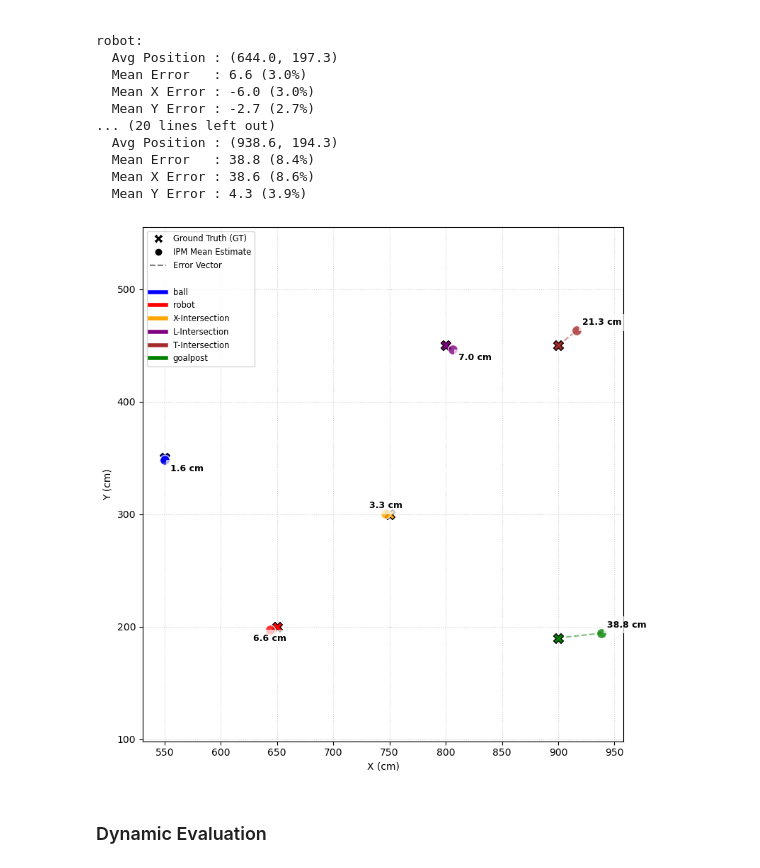
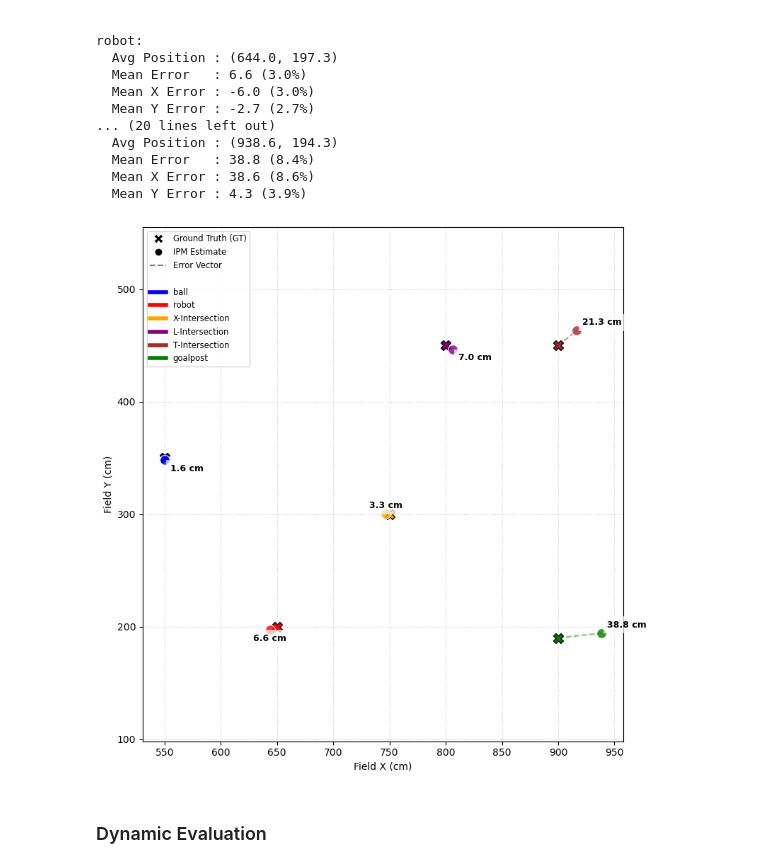
Before and after one commit to FaaizHaikal/my-thesis, a Jupyter notebook: scripts/ipm_evaluation.ipynb, the cells around one changed output. Saved outputs shown, nothing was run; the diff lists cells and outputs as text; code cells hidden in the pictures.

Commit message:
fix: static ipm figure

```diff
--- a/scripts/ipm_evaluation.ipynb
+++ b/scripts/ipm_evaluation.ipynb
@@ -198,7 +199,7 @@ def plot_est_vs_gt_static(static_ipm, static_results, labels=None):
     legend_elements = [
         Line2D([0], [0], marker='X', color='w', label='Ground Truth (GT)',
                markerfacecolor='black', markersize=10),
-        Line2D([0], [0], marker='o', color='w', label='IPM Mean Estimate',
+        Line2D([0], [0], marker='o', color='w', label='IPM Estimate',
                markerfacecolor='black', markersize=8),
         Line2D([0], [0], color='black', linestyle='--', alpha=0.5, label='Error Vector'),
         Line2D([0], [0], color='white', label=' ')
@@ -213,36 +214,36 @@ def plot_est_vs_gt_static(static_ipm, static_results, labels=None):
         legend_elements.append(Line2D([0], [0], color=color, lw=4, label=label))
 
         avg_x = np.mean([est.x for est, _, _ in static_ipm[label]])
         avg_y = np.mean([est.y for est, _, _ in static_ipm[label]])
 
         mean_dx = np.mean(x_errors[label])
         mean_dy = np.mean(y_errors[label])
         mean_err = np.mean(errors[label])
 
         offset_x = 5 if mean_dx >= 0 else -15
         offset_y = 5 if mean_dy >= 0 else -10
 
         plt.scatter(gt.x, gt.y, marker='X', s=100, color=color, edgecolors='black', zorder=3)
         plt.scatter(avg_x, avg_y, s=100, color=color, alpha=0.8, edgecolors='white', zorder=3)
         plt.plot([gt.x, avg_x], [gt.y, avg_y], color=color, linestyle='--', alpha=0.5, zorder=2)
 
         # Apply the dynamic offsets here
         plt.text(avg_x + offset_x, avg_y + offset_y, f"{mean_err:.1f} cm",
                  fontsize=9, fontweight='bold',
                  bbox=dict(facecolor='white', alpha=0.7, edgecolor='none'),
                  zorder=4)
 
-    plt.xlabel("X (cm)")
-    plt.ylabel("Y (cm)")
+    plt.xlabel("Field X (cm)")
+    plt.ylabel("Field Y (cm)")
     plt.axis('equal')
     plt.legend(handles=legend_elements, loc='upper left', fontsize='small', frameon=True)
     plt.grid(True, linestyle=':', alpha=0.6)
     plt.tight_layout()
     plt.show()
 
 plot_est_vs_gt_static(static_ipm, static_results)
 # %% [output]
-[figure, old version]
+[figure, new version]
 # %% [markdown]
 ### Dynamic Evaluation
 # %% [markdown]
```
Also changed, not shown: parts of 1 cell of this notebook, 2 other files.
